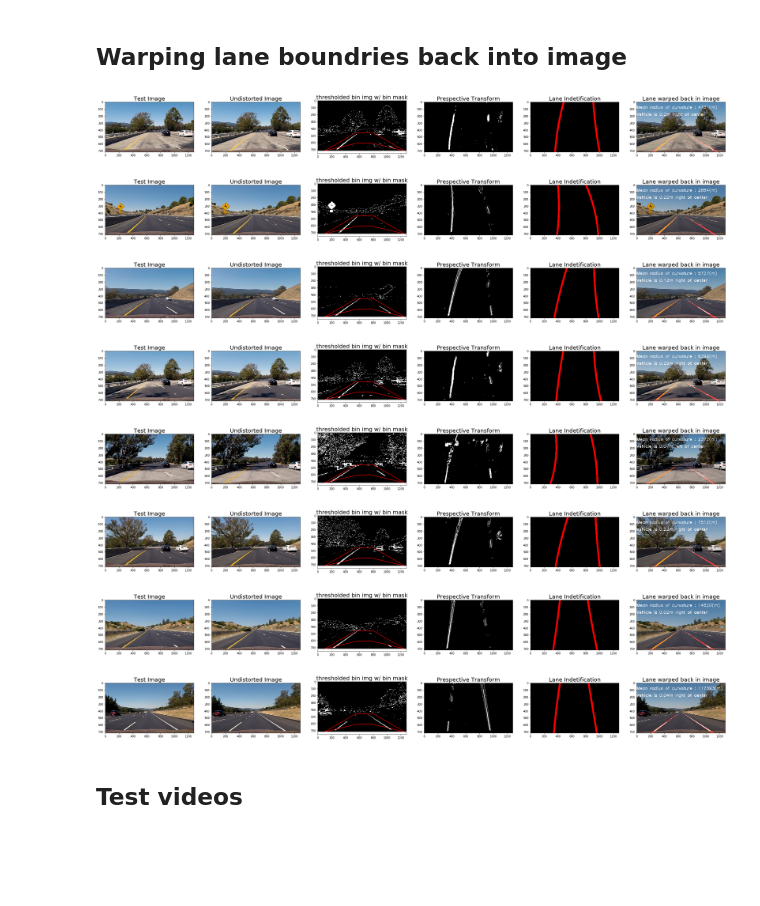
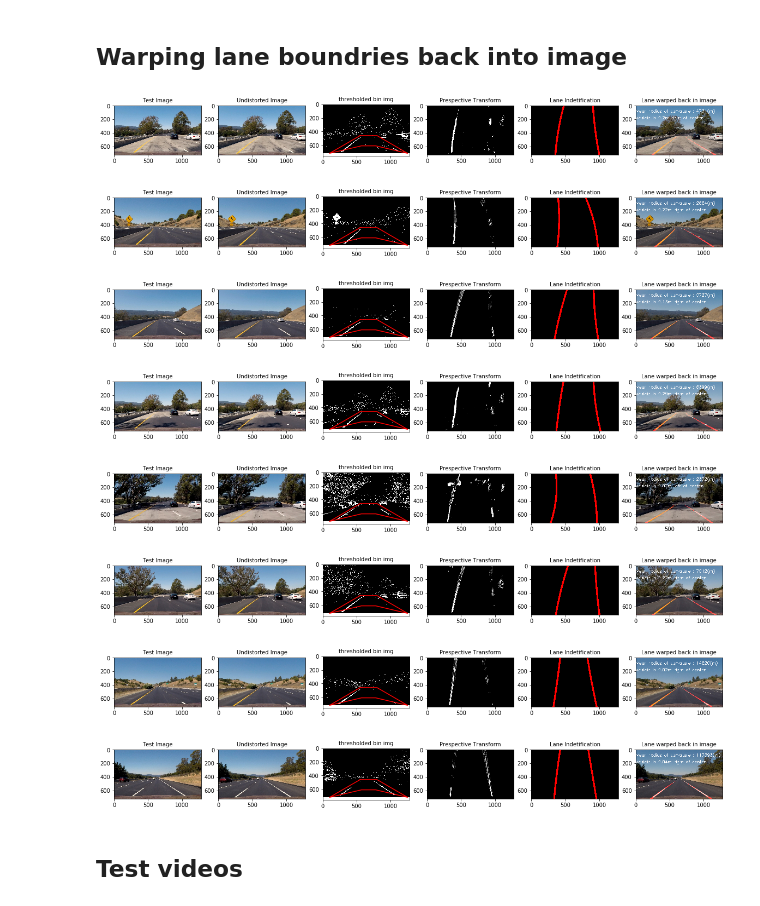
Before and after one commit to a-d-i/CarND-Advanced-Lane-Lines, a Jupyter notebook: P2.ipynb, the cells around one changed output. Saved outputs shown, nothing was run; the diff lists cells and outputs as text; code cells hidden in the pictures; blank space fills up the shorter version.

```diff
--- a/P2.ipynb
+++ b/P2.ipynb
@@ -700,60 +543,56 @@ def video_pipeline(image, intermediate_visual=0):
 def visualize_result(u, bi, bw, o, f, name, testimg):
     global vertices
 
-    fig, (ax1, ax2, ax3, ax4, ax5, ax6) = plt.subplots(1, 6, figsize=(40,20))
-
-#    cv2.imwrite('output_images/threshold_'+name, np.dstack((bi,bi,bi)))
-#    fig.savefig('output_images/threshold_'+name)
+    fig, (ax1, ax2, ax3, ax4, ax5, ax6) = plt.subplots(1, 6, figsize=(20,10))
 
     ax1.imshow(testimg[:,:,::-1])
-    ax1.set_title('Test Image', fontsize=20)
+    ax1.set_title('Test Image', fontsize=10)
     cv2.imwrite('output_images/'+name, testimg)
 
     ax2.imshow(u[:,:,::-1])
-    ax2.set_title('Undistorted Image', fontsize=20)
+    ax2.set_title('Undistorted Image', fontsize=10)
     cv2.imwrite('output_images/undistorted_'+name, u)
 
     ax3.imshow(np.dstack((bi,bi,bi)))
     vertex = vertices[0,:,:].T
     ax3.plot(vertex[0],vertex[1], color='r')
-    ax3.set_title('thresholded bin img w/ bin mask', fontsize=20)
-    extent = ax3.get_window_extent().transformed(fig.dpi_scale_trans.inverted())
-    plt.savefig('output_images/threshold_'+name, bbox_inches=extent)
+    ax3.set_title('thresholded bin img', fontsize=10)
+    cv2.imwrite('output_images/thresh_'+name, np.dstack((bi,bi,bi)))
 
     ax4.imshow(bw, cmap='gray')
-    ax4.set_title('Prespective Transform', fontsize=20)
+    ax4.set_title('Prespective Transform', fontsize=10)
     cv2.imwrite('output_images/perspec_warp_'+name, np.dstack((bw,bw,bw)))
 
     ax5.imshow(o[:,:,::-1])
-    ax5.set_title('Lane Indetification', fontsize=20)
+    ax5.set_title('Lane Indetification', fontsize=10)
     cv2.imwrite('output_images/lanes_'+name, o)
 
     ax6.imshow(f[:,:,::-1])
-    ax6.set_title('Lane warped back in image', fontsize=20)
+    ax6.set_title('Lane warped back in image', fontsize=10)
     cv2.imwrite('output_images/warp_back_'+name, f)
 
     plt.show()
 
 images = glob.glob('test_images/test*.jpg')
 for img in images:
     clear_polynomials()
     u,bi,bw,o,f = video_pipeline(cv2.imread(img), 1)
     visualize_result(u,bi,bw,o,f,img.split('/')[1],cv2.imread(img))
 
 images = glob.glob('test_images/straight_lines*.jpg')
 for img in images:
     clear_polynomials()
     u,bi,bw,o,f  = video_pipeline(cv2.imread(img), 1)
     visualize_result(u,bi,bw,o,f,img.split('/')[1],cv2.imread(img))
 # %% [output]
-[figure, old version]
+[figure, new version]
-[figure, old version]
+[figure, new version]
-[figure, old version]
+[figure, new version]
-[figure, old version]
+[figure, new version]
-[figure, old version]
+[figure, new version]
-[figure, old version]
+[figure, new version]
-[figure, old version]
+[figure, new version]
-[figure, old version]
+[figure, new version]
 # %% [markdown]
 ## Test videos
 # %%
```
Also changed, not shown: parts of 6 cells of this notebook, 9 other files.
